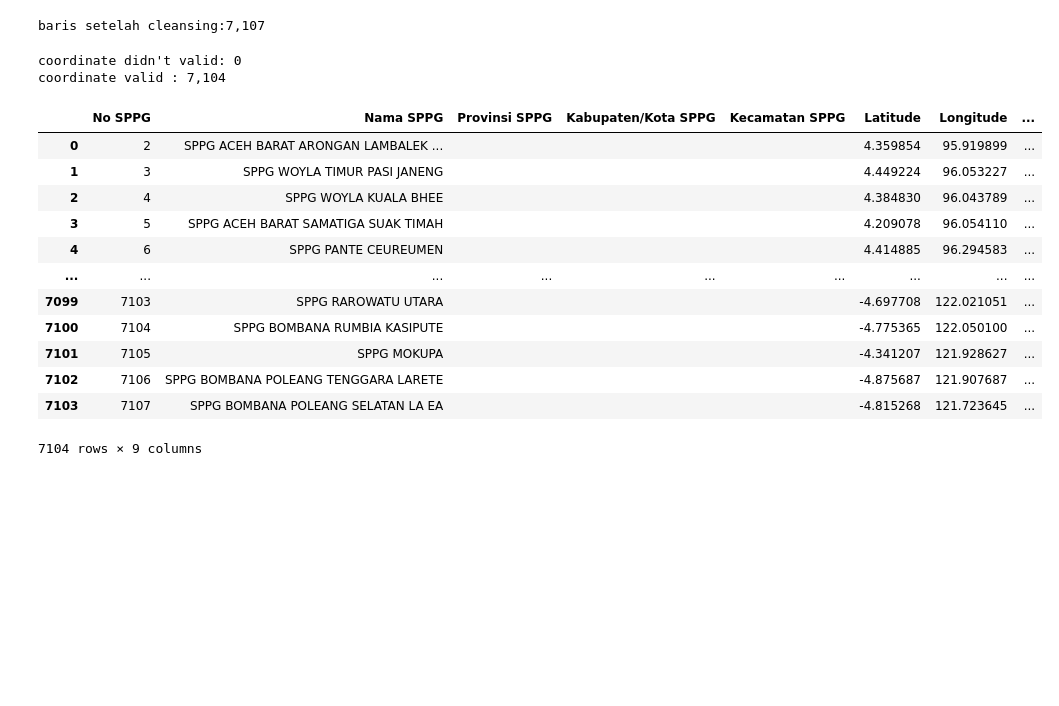
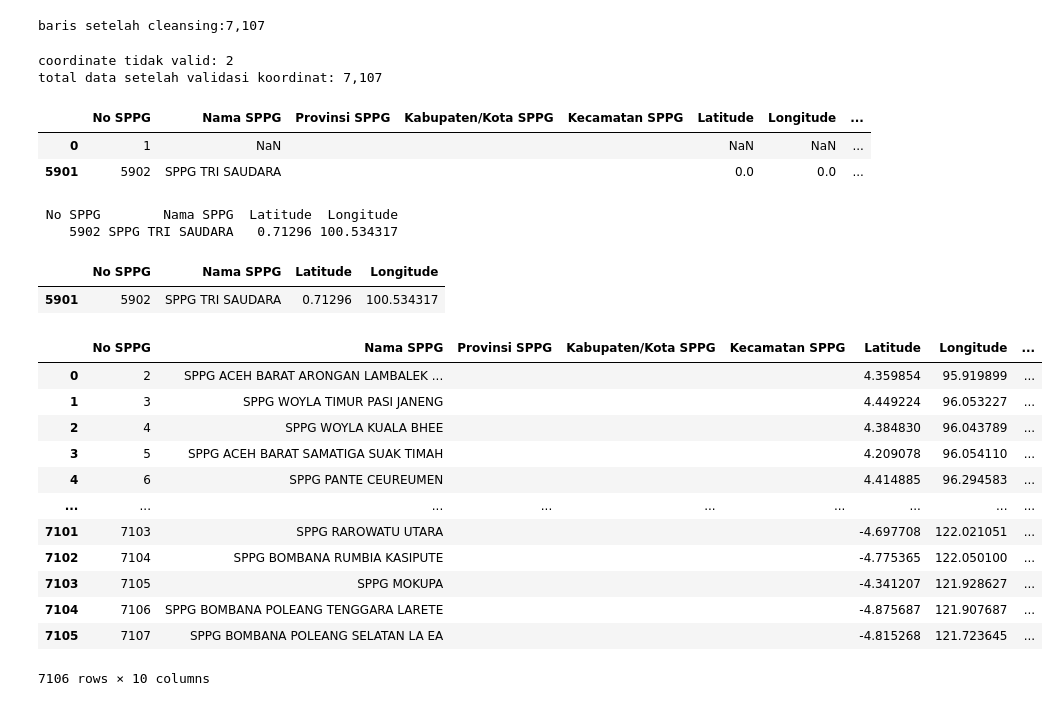
Before and after one commit to makinoharuy/cleansing_mapid, a Jupyter notebook: mapid_cleansingdata/cleansing_data.ipynb, the cells around one changed output. Saved outputs shown, nothing was run; the diff lists cells and outputs as text; code cells hidden in the pictures; blank space fills up the shorter version.

Commit message:
fixed cleansing data  for coordinate invalid

```diff
--- a/mapid_cleansingdata/cleansing_data.ipynb
+++ b/mapid_cleansingdata/cleansing_data.ipynb
@@ -173,30 +174,42 @@ baris setelah cleansing:7,107
 # %%
 df['Latitude'] = pd.to_numeric(df['Latitude'], errors='coerce')
 df['Longitude'] = pd.to_numeric(df['Longitude'], errors='coerce')
 
 valid = (
     df['Latitude'].between(-11, 6) &
-    df['Longitude'].between(95, 141)
+    df['Longitude'].between(95, 141.015074)
 )
 
-print(f"coordinate didn't valid: {(~valid).sum()}")
-df = df[valid].reset_index(drop=True)
-print(f"coordinate valid : {len(df):,}")
+print(f"coordinate tidak valid: {(~valid).sum()}")
+df['Koordinat Valid'] = valid
+print(f"total data setelah validasi koordinat: {len(df):,}")
 
-df
+df_invalid = df[~valid]
+df_invalid
 # %% [output]
-coordinate didn't valid: 0
-coordinate valid : 7,104
+coordinate tidak valid: 2
+total data setelah validasi koordinat: 7,107
 |  | No SPPG | Nama SPPG | Provinsi SPPG | Kabupaten/Kota SPPG | Kecamatan SPPG | Latitude | Longitude | ... |
-| 0 | 2 | SPPG ACEH BARAT ARONGAN LAMBALEK ... |  |  |  | 4.359854 | 95.919899 | ... |
-| 1 | 3 | SPPG WOYLA TIMUR PASI JANENG |  |  |  | 4.449224 | 96.053227 | ... |
-| 2 | 4 | SPPG WOYLA KUALA BHEE |  |  |  | 4.384830 | 96.043789 | ... |
-| 3 | 5 | SPPG ACEH BARAT SAMATIGA SUAK TIMAH |  |  |  | 4.209078 | 96.054110 | ... |
-| 4 | 6 | SPPG PANTE CEUREUMEN |  |  |  | 4.414885 | 96.294583 | ... |
-| ... | ... | ... | ... | ... | ... | ... | ... | ... |
-| 7099 | 7103 | SPPG RAROWATU UTARA |  |  |  | -4.697708 | 122.021051 | ... |
-| 7100 | 7104 | SPPG BOMBANA RUMBIA KASIPUTE |  |  |  | -4.775365 | 122.050100 | ... |
-| 7101 | 7105 | SPPG MOKUPA |  |  |  | -4.341207 | 121.928627 | ... |
-| 7102 | 7106 | SPPG BOMBANA POLEANG TENGGARA LARETE |  |  |  | -4.875687 | 121.907687 | ... |
-| 7103 | 7107 | SPPG BOMBANA POLEANG SELATAN LA EA |  |  |  | -4.815268 | 121.723645 | ... |
+| 0 | 1 | NaN |  |  |  | NaN | NaN | ... |
+| 5901 | 5902 | SPPG TRI SAUDARA |  |  |  | 0.0 | 0.0 | ... |
-7104 rows × 9 columns
+# %%
+# Isi koordinat khusus untuk SPPG Tri Saudara pada No SPPG 5902
+lat_val = 0.7129603838358461
+lon_val = 100.53431693262411
+
+mask = (
+    df['No SPPG'].eq(5902)
+    & df['Nama SPPG'].astype(str).str.upper().str.strip().eq('SPPG TRI SAUDARA')
+)
+
+df.loc[mask, 'Latitude'] = lat_val
+df.loc[mask, 'Longitude'] = lon_val
+
+result = df.loc[mask, ['No SPPG', 'Nama SPPG', 'Latitude', 'Longitude']]
+print(result.to_string(index=False))
+result
+# %% [output]
+ No SPPG        Nama SPPG  Latitude  Longitude
+    5902 SPPG TRI SAUDARA   0.71296 100.534317
+|  | No SPPG | Nama SPPG | Latitude | Longitude |
+| 5901 | 5902 | SPPG TRI SAUDARA | 0.71296 | 100.534317 |
@@ -203,2 +218,18 @@ coordinate valid : 7,104
+# %%
+df
+# %% [output]
+|  | No SPPG | Nama SPPG | Provinsi SPPG | Kabupaten/Kota SPPG | Kecamatan SPPG | Latitude | Longitude | ... |
+| 0 | 2 | SPPG ACEH BARAT ARONGAN LAMBALEK ... |  |  |  | 4.359854 | 95.919899 | ... |
+| 1 | 3 | SPPG WOYLA TIMUR PASI JANENG |  |  |  | 4.449224 | 96.053227 | ... |
+| 2 | 4 | SPPG WOYLA KUALA BHEE |  |  |  | 4.384830 | 96.043789 | ... |
+| 3 | 5 | SPPG ACEH BARAT SAMATIGA SUAK TIMAH |  |  |  | 4.209078 | 96.054110 | ... |
+| 4 | 6 | SPPG PANTE CEUREUMEN |  |  |  | 4.414885 | 96.294583 | ... |
+| ... | ... | ... | ... | ... | ... | ... | ... | ... |
+| 7101 | 7103 | SPPG RAROWATU UTARA |  |  |  | -4.697708 | 122.021051 | ... |
+| 7102 | 7104 | SPPG BOMBANA RUMBIA KASIPUTE |  |  |  | -4.775365 | 122.050100 | ... |
+| 7103 | 7105 | SPPG MOKUPA |  |  |  | -4.341207 | 121.928627 | ... |
+| 7104 | 7106 | SPPG BOMBANA POLEANG TENGGARA LARETE |  |  |  | -4.875687 | 121.907687 | ... |
+| 7105 | 7107 | SPPG BOMBANA POLEANG SELATAN LA EA |  |  |  | -4.815268 | 121.723645 | ... |
+7106 rows × 10 columns
 # %%
 # Pastikan data adm sudah tersedia
```
Also changed, not shown: parts of 8 cells of this notebook, 1 other file.
